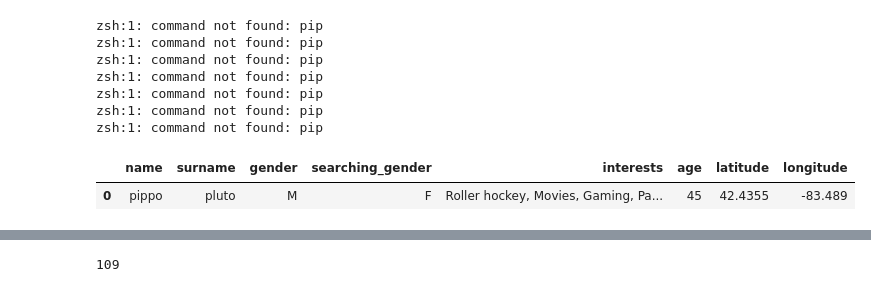
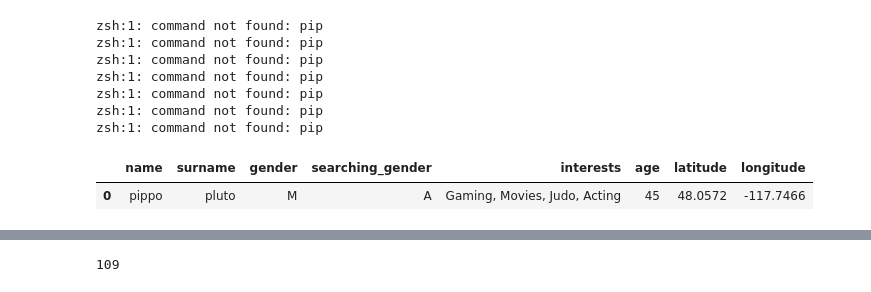
Before and after one commit to angelonazzaro/ZaMatcher, a Jupyter notebook: user_predict.ipynb, the cells around one changed output, grey strips where cells are left out. Saved outputs shown, nothing was run; the diff lists cells and outputs as text; code cells hidden in the pictures.

Commit message:
improvements in user_predict

```diff
--- a/user_predict.ipynb
+++ b/user_predict.ipynb
@@ -17,14 +17,14 @@ zsh:1: command not found: pip
 # %%
 import pandas as pd
 
-user = {'name': 'pippo', 'surname': 'pluto', 'gender': 'M', 'searching_gender': 'F', 'interests': 'Roller hockey, Movies, Gaming, Paragliding, Orienteering', 'age': '45', 'latitude': '42.4355', 'longitude': '-83.489'}
+user = {'name': 'pippo', 'surname': 'pluto', 'gender': 'M', 'searching_gender': 'A', 'interests': 'Gaming, Movies, Judo, Acting', 'age': '45', 'latitude': '48.0572', 'longitude': '-117.7466'}
 
 df_user = pd.DataFrame.from_dict(user, orient="index").T
 clustered = pd.read_csv("clustered_dataset.csv")
 df_user
 # %% [output]
 |  | name | surname | gender | searching_gender | interests | age | latitude | longitude |
-| 0 | pippo | pluto | M | F | Roller hockey, Movies, Gaming, Pa... | 45 | 42.4355 | -83.489 |
+| 0 | pippo | pluto | M | A | Gaming, Movies, Judo, Acting | 45 | 48.0572 | -117.7466 |
 # %%
 from sklearn.feature_extraction.text import CountVectorizer
 
```
Also changed, not shown: parts of 10 cells of this notebook, 2 other files.
